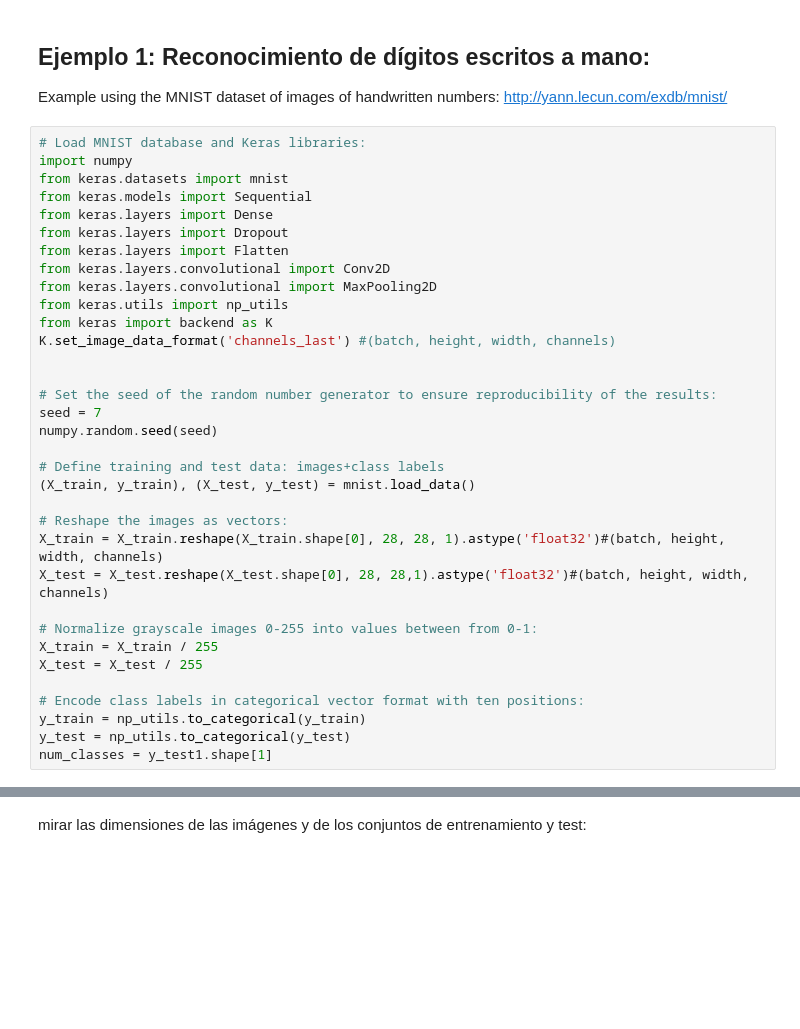
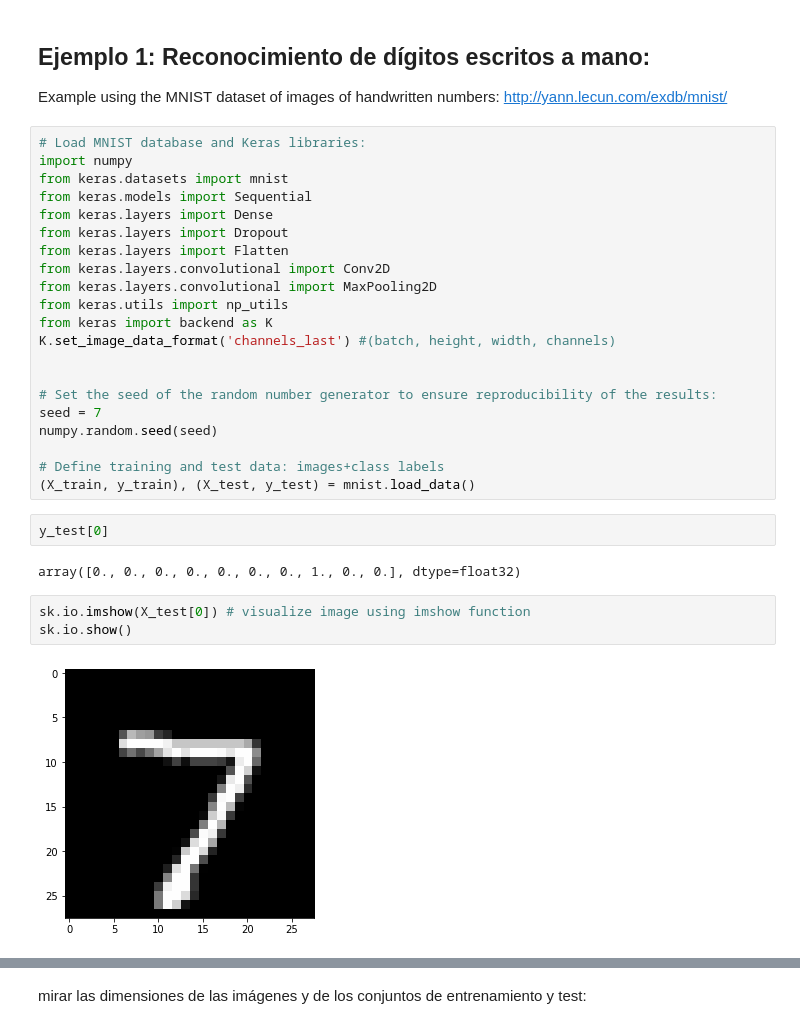
Before and after one commit to raulbenitez/conceptosclaros_ML, a Jupyter notebook: Introduccion_CNNs.ipynb, the cells around one changed output, grey strips where cells are left out. Drawn from its saved outputs; the diff is of its cells as text; blank space fills up the shorter version.

```diff
--- a/Introduccion_CNNs.ipynb
+++ b/Introduccion_CNNs.ipynb
@@ -254,16 +254,12 @@ numpy.random.seed(seed)
 
 # Define training and test data: images+class labels
 (X_train, y_train), (X_test, y_test) = mnist.load_data()
-
-# Reshape the images as vectors:
-X_train = X_train.reshape(X_train.shape[0], 28, 28, 1).astype('float32')#(batch, height, width, channels)
-X_test = X_test.reshape(X_test.shape[0], 28, 28,1).astype('float32')#(batch, height, width, channels)
-
-# Normalize grayscale images 0-255 into values between from 0-1:
-X_train = X_train / 255
-X_test = X_test / 255
-
-# Encode class labels in categorical vector format with ten positions:
-y_train = np_utils.to_categorical(y_train)
-y_test = np_utils.to_categorical(y_test)
-num_classes = y_test1.shape[1]
+# %%
+y_test[0]
+# %% [output]
+array([0., 0., 0., 0., 0., 0., 0., 1., 0., 0.], dtype=float32)
+# %%
+sk.io.imshow(X_test[0]) # visualize image using imshow function
+sk.io.show()
+# %% [output]
+[figure, added]
```
Also changed, not shown: parts of 19 cells of this notebook.
